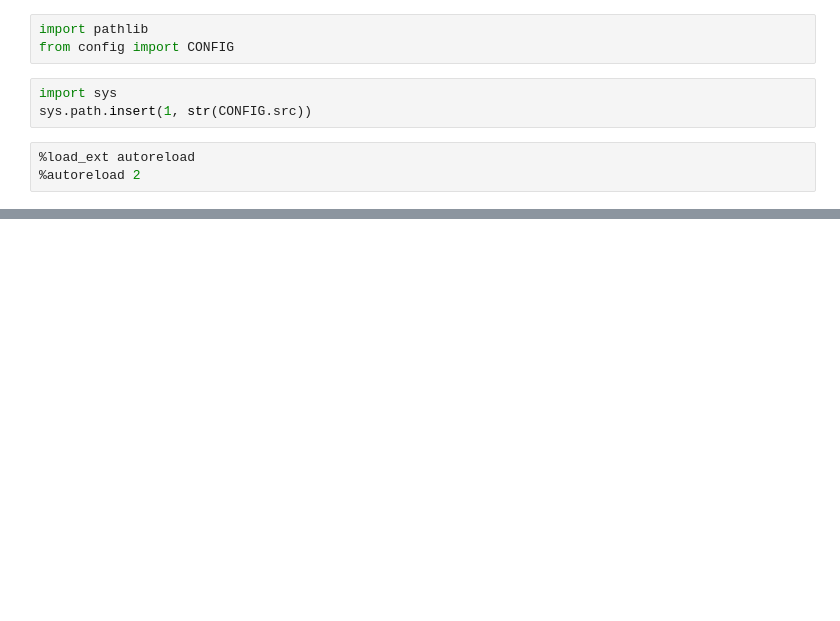
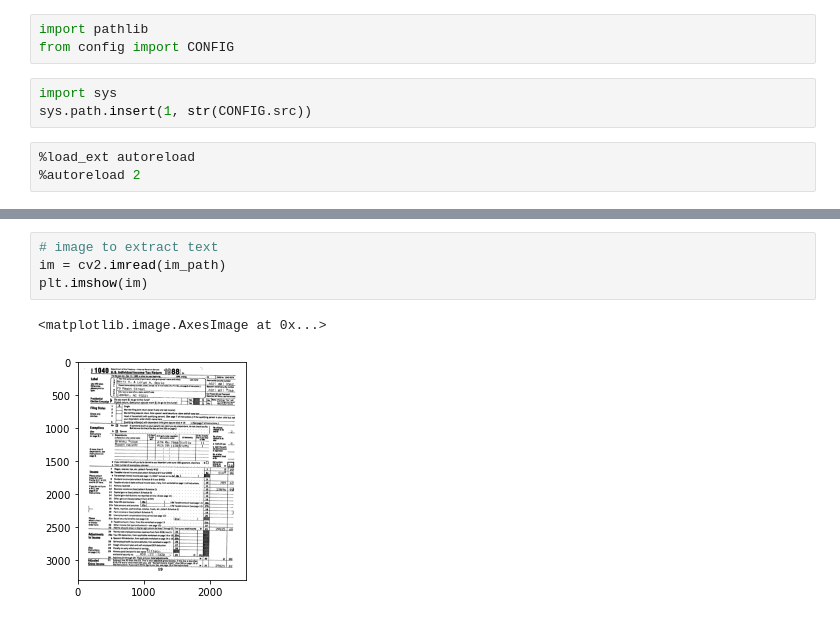
Before and after one commit to txnguyen292/OCR_automatic_data_entry, a Jupyter notebook: notebook/ocr.ipynb, the cells around one changed output, grey strips where cells are left out. Saved outputs shown, nothing was run; the diff lists cells and outputs as text; blank space fills up the shorter version.

```diff
--- a/notebook/ocr.ipynb
+++ b/notebook/ocr.ipynb
@@ -180,0 +54,7 @@ for line in text.split("\n"):
+# %%
+# image to extract text
+im = cv2.imread(im_path)
+plt.imshow(im)
+# %% [output]
+<matplotlib.image.AxesImage at 0x...>
+[figure, added]
```
Also changed, not shown: parts of 34 cells of this notebook, 5 other files.
